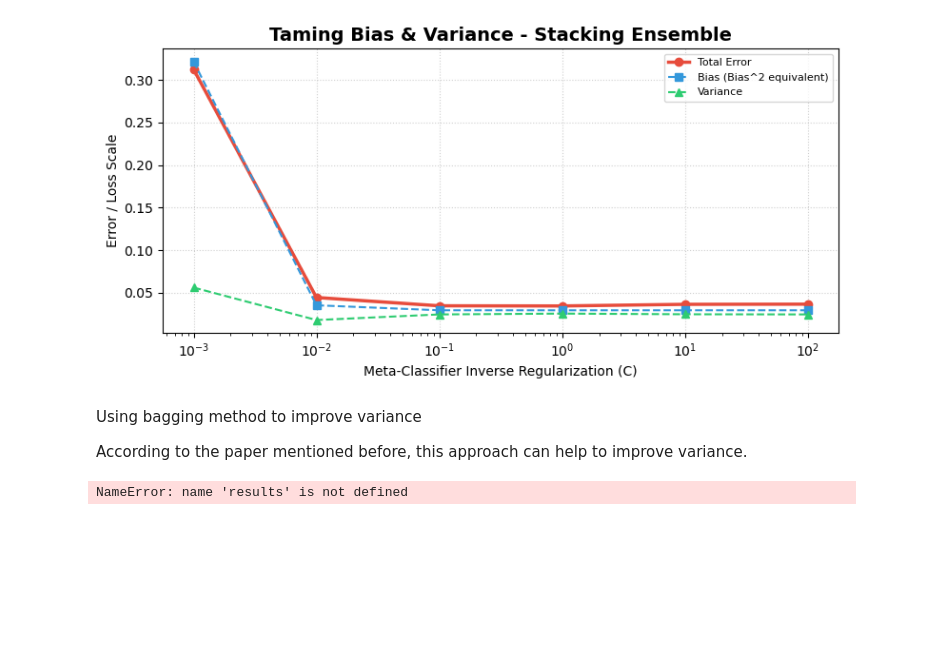
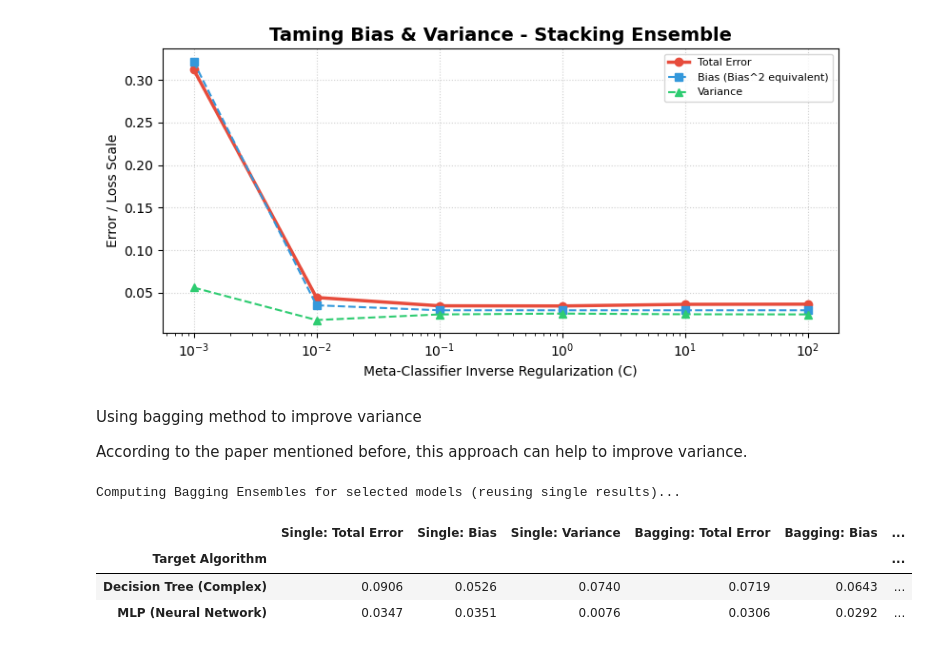
Before and after one commit to Mathis1311/Machine-Learning-project, a Jupyter notebook: project copy.ipynb, the cells around one changed output. Cells and saved outputs as stored; diff of their text form; code cells hidden in the pictures; blank space fills up the shorter version.

```diff
--- a/project copy.ipynb
+++ b/project copy.ipynb
@@ -573,55 +619,55 @@ def bias_variance_decomposition_bagging(model, X_train, X_test, y_train, y_test,
 # %%
 import pandas as pd
 from sklearn.tree import DecisionTreeClassifier
-from sklearn.ensemble import RandomForestClassifier
-from sklearn.svm import SVC
 from sklearn.neural_network import MLPClassifier
 
 def run_bagging_table_comparison(X_train, X_test, y_train, y_test, results_single):
     """
-    Receives previous single model bootstrap results, computes bagging results,
+    Receives previous 6-model bootstrap results, computes bagging results for valid targets,
     and returns a clean comparative Pandas DataFrame.
     """
-    # Define the exact same models to ensure key matching with previous results
-    models = {
-        "Decision Tree": DecisionTreeClassifier(max_depth=None, random_state=42),
-        "Random Forest": RandomForestClassifier(n_estimators=50, random_state=42),
-        "SVM (RBF)": SVC(C=1.0, kernel='rbf', random_state=42),
-        "MLP Network": MLPClassifier(hidden_layer_sizes=(30, 30), max_iter=500, random_state=42)
+    # Define only the models where applying a Bagging meta-estimator makes scientific sense
+    target_models = {
+        "Decision Tree (Complex)": DecisionTreeClassifier(max_depth=None, random_state=42),
+        "MLP (Neural Network)": MLPClassifier(hidden_layer_sizes=(30, 30), max_iter=1000, random_state=42)
     }
 
     table_data = []
 
-    print("Computing Bagging Ensembles (reusing single results)...")
+    print("Computing Bagging Ensembles for selected models (reusing single results)...")
 
-    for model_name, model in models.items():
-        # 1. Extract pre-computed metrics from the previous notebook cell
+    for model_name, model in target_models.items():
+        # 1. Safely extract pre-computed metrics from your exact 'results' dictionary keys
         total_error_s, bias_s, variance_s = results_single[model_name]
 
-        # 2. Compute metrics only for the Bagging architecture to save execution time
+        # 2. Compute metrics for the Bagging architecture wrapper
         total_error_b, bias_b, variance_b = bias_variance_decomposition_bagging(
             model, X_train, X_test, y_train, y_test, n_bootstraps=100
         )
 
-        # 3. Store aligned metrics for side-by-side tabular comparison
+        # 3. Append the formatted results side by side
         table_data.append({
-            "Algorithm": model_name,
+            "Target Algorithm": model_name,
             "Single: Total Error": f"{total_error_s:.4f}",
             "Single: Bias": f"{bias_s:.4f}",
             "Single: Variance": f"{variance_s:.4f}",
             "Bagging: Total Error": f"{total_error_b:.4f}",
             "Bagging: Bias": f"{bias_b:.4f}",
             "Bagging: Variance": f"{variance_b:.4f}"
         })
 
-    # Convert to Pandas DataFrame for rich HTML rendering within the Notebook
-    df_comparison = pd.DataFrame(table_data).set_index("Algorithm")
+    # Convert to Pandas DataFrame for crisp HTML display in the Notebook
+    df_comparison = pd.DataFrame(table_data).set_index("Target Algorithm")
 
     return df_comparison
 
-# --- Notebook Execution Block ---
-# Note: Ensure 'results' matches the variable name from your previous cell
+# --- Notebook Execution ---
+# Pass your exact 'results' variable generated by run_and_plot_demonstration
 df_final = run_bagging_table_comparison(X_train, X_test, y_train, y_test, results_single=results)
 df_final
 # %% [output]
-NameError: name 'results' is not defined
+Computing Bagging Ensembles for selected models (reusing single results)...
+|  | Single: Total Error | Single: Bias | Single: Variance | Bagging: Total Error | Bagging: Bias | ... |
+| Target Algorithm |  |  |  |  |  | ... |
+| Decision Tree (Complex) | 0.0906 | 0.0526 | 0.0740 | 0.0719 | 0.0643 | ... |
+| MLP (Neural Network) | 0.0347 | 0.0351 | 0.0076 | 0.0306 | 0.0292 | ... |
```
Also changed, not shown: parts of 3 cells of this notebook.
